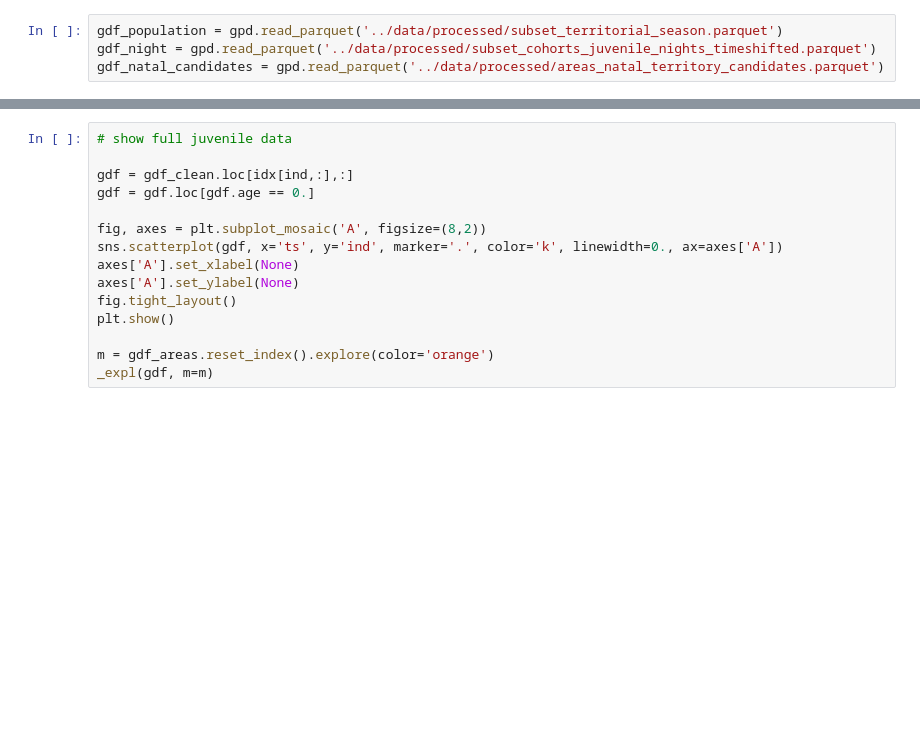
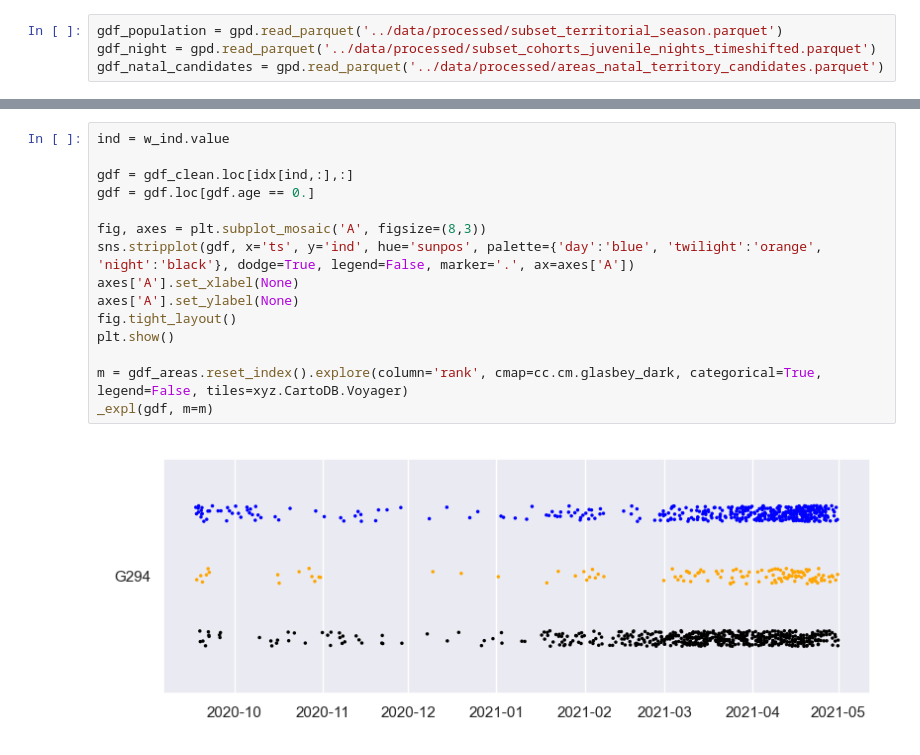
Before and after one commit to cgg-dev/corvus_corone_paris, a Jupyter notebook: notebooks/001_natal_territories.ipynb, the cells around one changed output, grey strips where cells are left out. Saved outputs shown, nothing was run; the diff lists cells and outputs as text; blank space fills up the shorter version.

```diff
--- a/notebooks/001_natal_territories.ipynb
+++ b/notebooks/001_natal_territories.ipynb
@@ -41,15 +102,17 @@ gdf_ind.reset_index().explore(column=age, cmap='viridis', m=m)
 # %%
-# show full juvenile data
+ind = w_ind.value
 
 gdf = gdf_clean.loc[idx[ind,:],:]
 gdf = gdf.loc[gdf.age == 0.]
 
-fig, axes = plt.subplot_mosaic('A', figsize=(8,2))
-sns.scatterplot(gdf, x='ts', y='ind', marker='.', color='k', linewidth=0., ax=axes['A'])
+fig, axes = plt.subplot_mosaic('A', figsize=(8,3))
+sns.stripplot(gdf, x='ts', y='ind', hue='sunpos', palette={'day':'blue', 'twilight':'orange', 'night':'black'}, dodge=True, legend=False, marker='.', ax=axes['A'])
 axes['A'].set_xlabel(None)
 axes['A'].set_ylabel(None)
 fig.tight_layout()
 plt.show()
 
-m = gdf_areas.reset_index().explore(color='orange')
+m = gdf_areas.reset_index().explore(column='rank', cmap=cc.cm.glasbey_dark, categorical=True, legend=False, tiles=xyz.CartoDB.Voyager)
 _expl(gdf, m=m)
+# %% [output]
+[figure, added]
```
Also changed, not shown: parts of 16 cells of this notebook, 5 other files.
